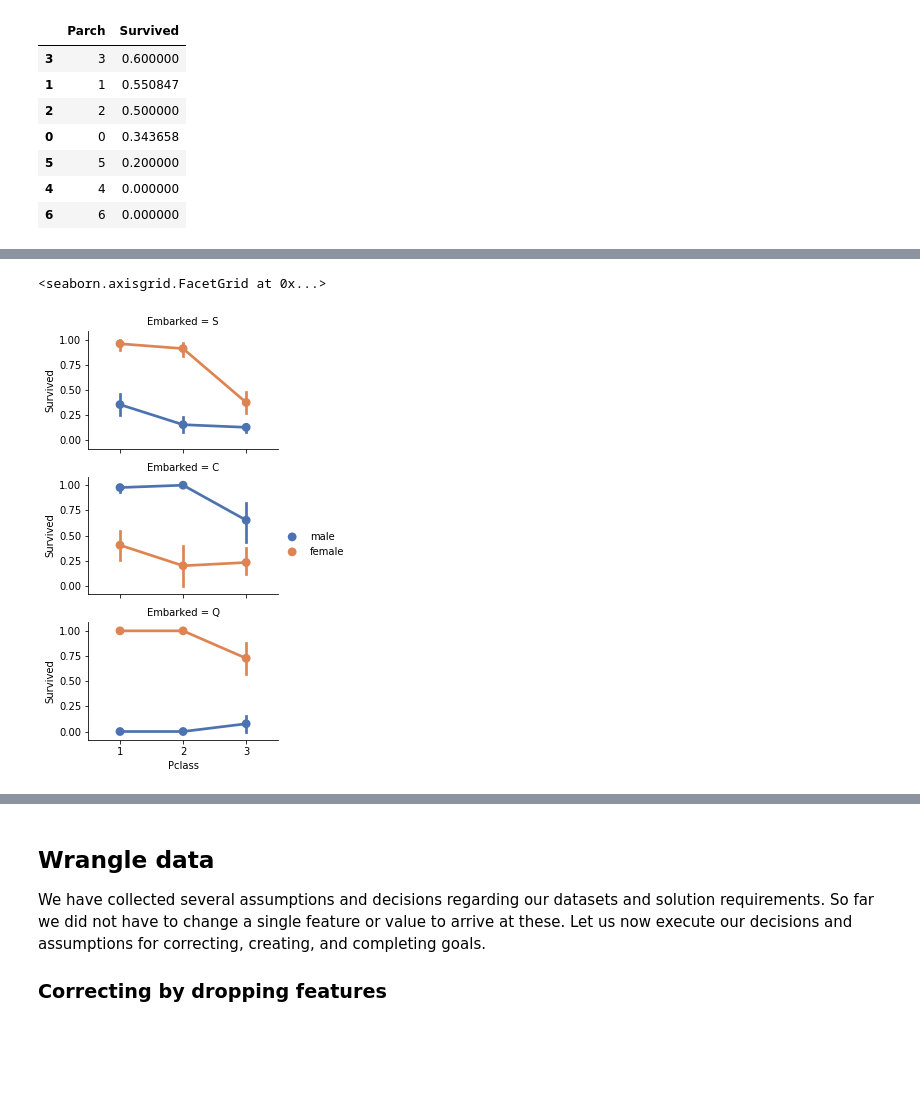
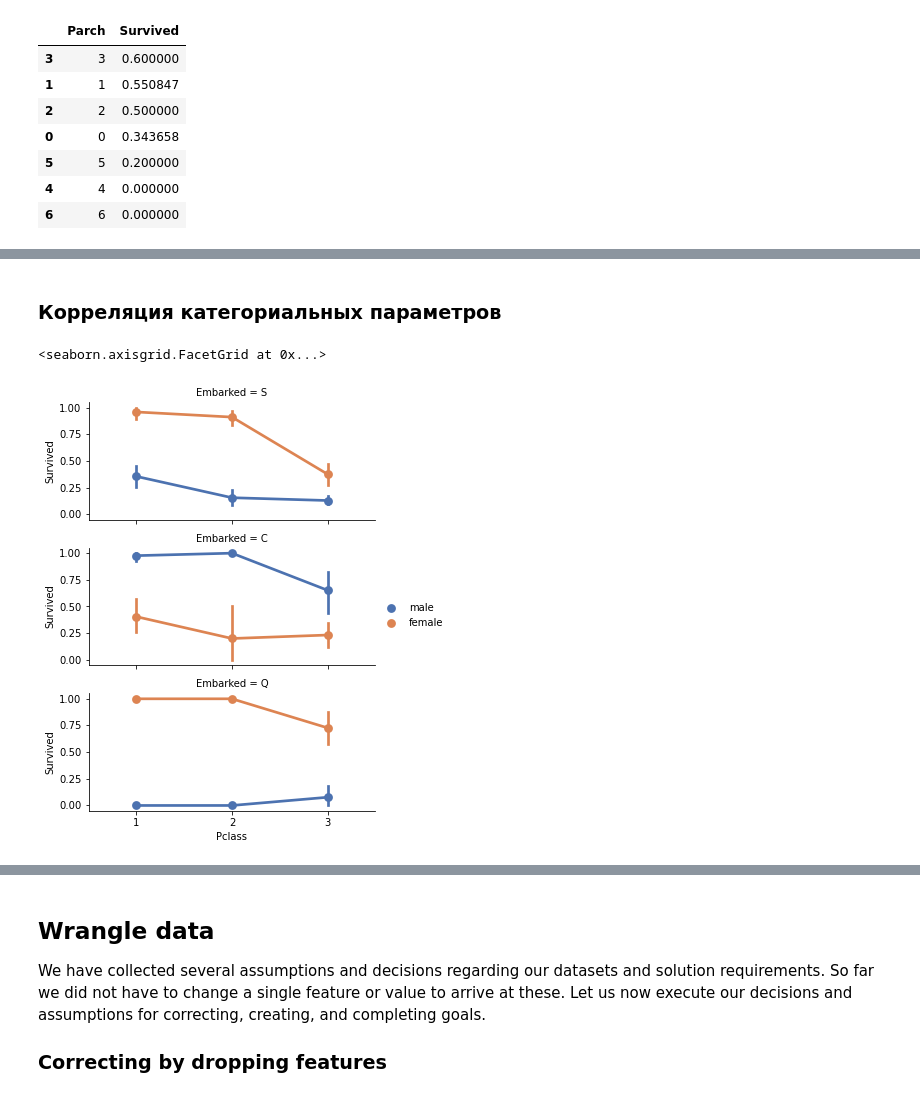
Before and after one commit to teartell/ULSU-BIGDATA-COURSE, a Jupyter notebook: labs/lab-titanic/titanic-data-science-solutions.ipynb, the cells around one changed output, grey strips where cells are left out. Saved outputs shown, nothing was run; the diff lists cells and outputs as text; code cells hidden in the pictures; blank space fills up the shorter version.

```diff
--- a/labs/lab-titanic/titanic-data-science-solutions.ipynb
+++ b/labs/lab-titanic/titanic-data-science-solutions.ipynb
@@ -272,0 +141,4 @@ train_df.describe()
+# %%
+train_df = pd.read_csv('train.csv')
+test_df = pd.read_csv('test.csv')
+combine = [train_df, test_df] # объединим на будущее
@@ -430,8 +469,10 @@ Now we can correlate categorical features with our solution goal.
+# %% [markdown]
+### Корреляция категориальных параметров
 # %%
 # grid = sns.FacetGrid(train_df, col='Embarked')
-grid = sns.FacetGrid(train_df, row='Embarked', size=2.2, aspect=1.6)
+grid = sns.FacetGrid(train_df, row='Embarked', height=2.2, aspect=2.2)
 grid.map(sns.pointplot, 'Pclass', 'Survived', 'Sex', palette='deep')
 grid.add_legend()
 # %% [output]
 <seaborn.axisgrid.FacetGrid at 0x...>
-[figure, old version]
+[figure, new version]
```
Also changed, not shown: parts of 57 cells of this notebook, 2 other files.
